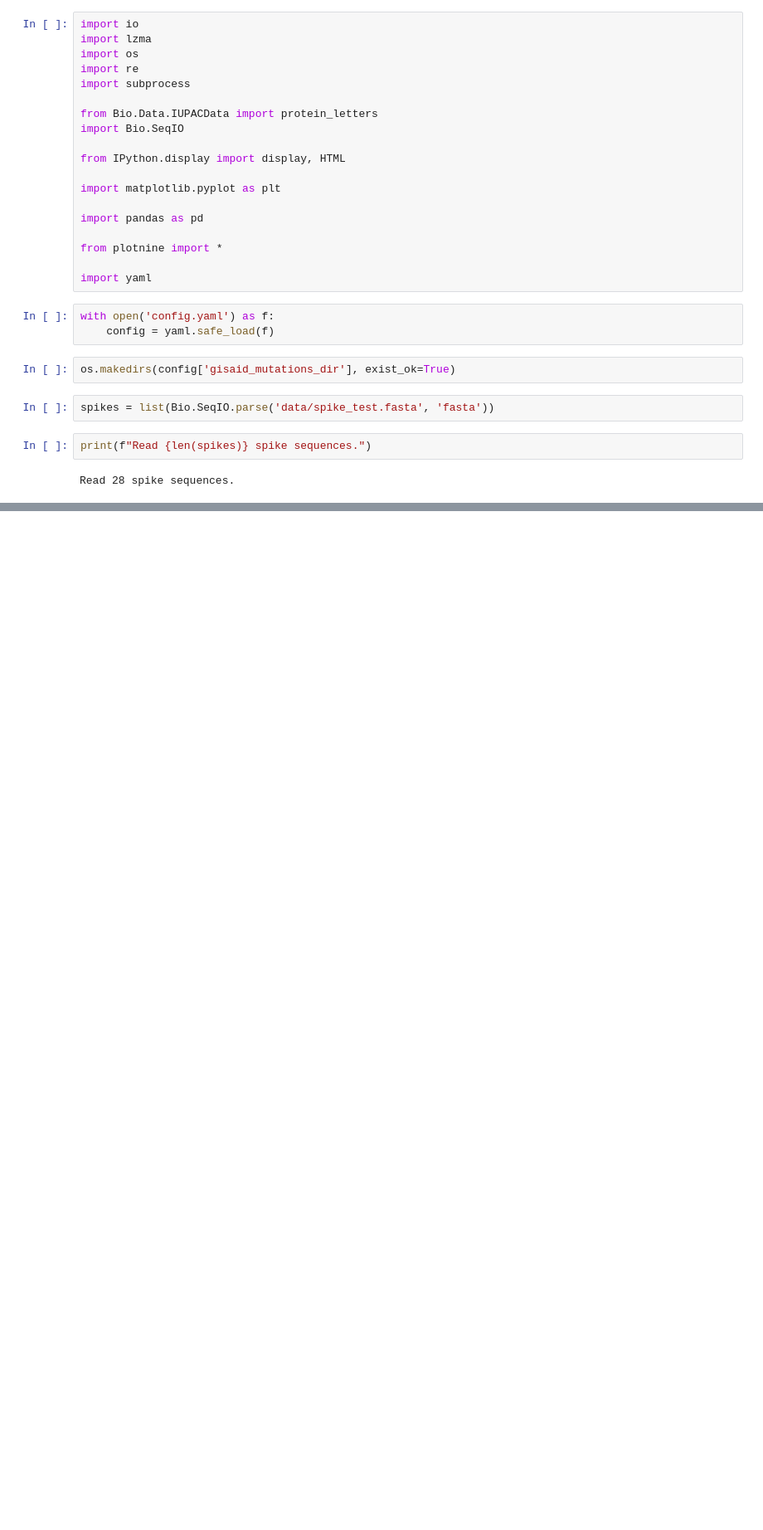
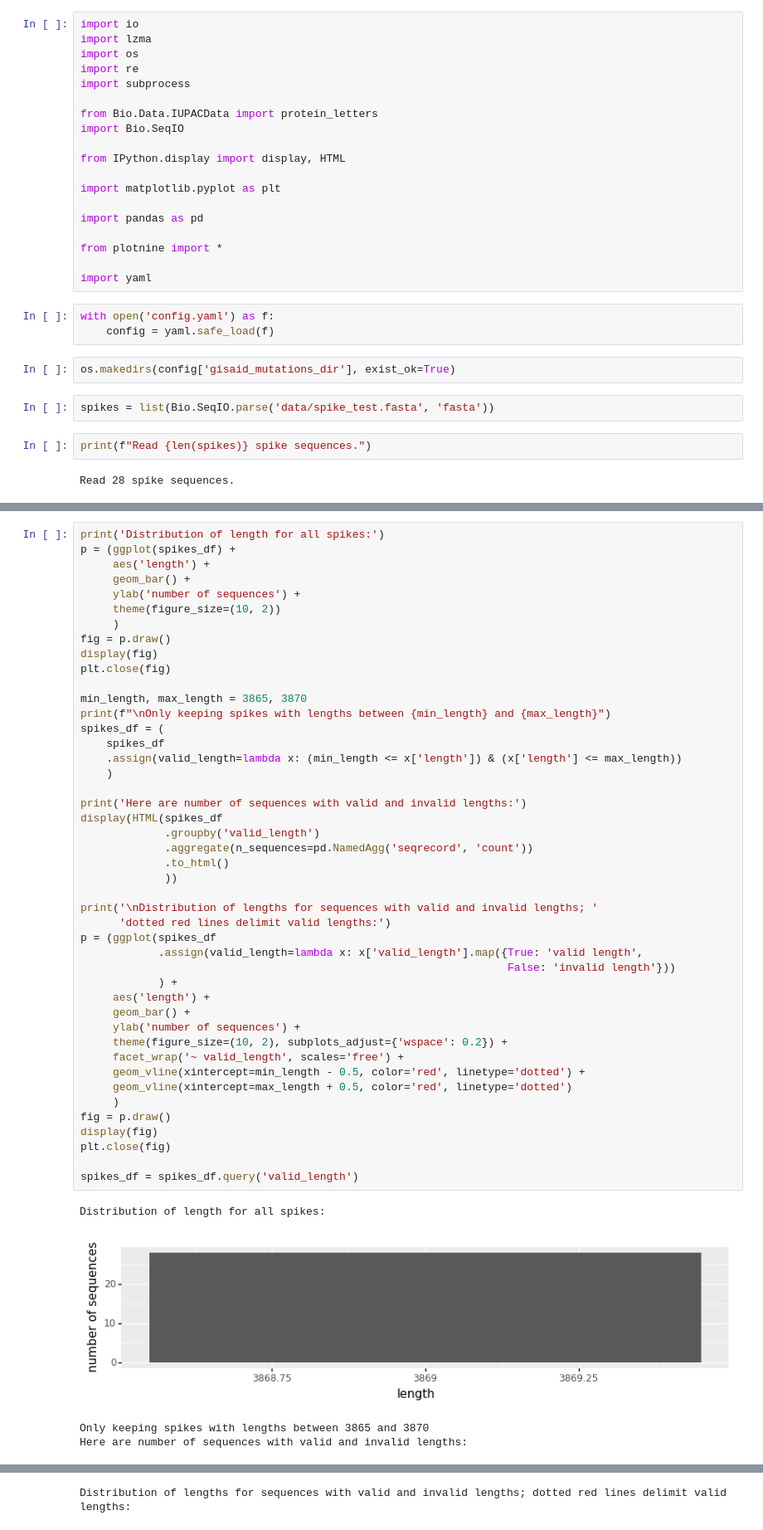
Before and after one commit to springland/SARS-CoV-2-RBD_MAP_HAARVI_sera, a Jupyter notebook: springland-test.ipynb, the cells around one changed output, grey strips where cells are left out. Shown at 83% size. Cells and saved outputs as stored; diff of their text form; blank space fills up the shorter version.

Commit message:
update valid range

```diff
--- a/springland-test.ipynb
+++ b/springland-test.ipynb
@@ -80,0 +67,50 @@ spikes_df = spikes_df.query('host == "Human"')
+# %%
+print('Distribution of length for all spikes:')
+p = (ggplot(spikes_df) +
+     aes('length') +
+     geom_bar() +
+     ylab('number of sequences') +
+     theme(figure_size=(10, 2))
+     )
+fig = p.draw()
+display(fig)
+plt.close(fig)
+
+min_length, max_length = 3865, 3870
+print(f"\nOnly keeping spikes with lengths between {min_length} and {max_length}")
+spikes_df = (
+    spikes_df
+    .assign(valid_length=lambda x: (min_length <= x['length']) & (x['length'] <= max_length))
+    )
+
+print('Here are number of sequences with valid and invalid lengths:')
+display(HTML(spikes_df
+             .groupby('valid_length')
+             .aggregate(n_sequences=pd.NamedAgg('seqrecord', 'count'))
+             .to_html()
+             ))
+
+print('\nDistribution of lengths for sequences with valid and invalid lengths; '
+      'dotted red lines delimit valid lengths:')
+p = (ggplot(spikes_df
+            .assign(valid_length=lambda x: x['valid_length'].map({True: 'valid length',
+                                                                  False: 'invalid length'}))
+            ) +
+     aes('length') +
+     geom_bar() +
+     ylab('number of sequences') +
+     theme(figure_size=(10, 2), subplots_adjust={'wspace': 0.2}) +
+     facet_wrap('~ valid_length', scales='free') +
+     geom_vline(xintercept=min_length - 0.5, color='red', linetype='dotted') +
+     geom_vline(xintercept=max_length + 0.5, color='red', linetype='dotted')
+     )
+fig = p.draw()
+display(fig)
+plt.close(fig)
+
+spikes_df = spikes_df.query('valid_length')
+# %% [output]
+Distribution of length for all spikes:
+[figure, added]
+Only keeping spikes with lengths between 3865 and 3870
+Here are number of sequences with valid and invalid lengths:
@@ -80,0 +120 @@ spikes_df = spikes_df.query('host == "Human"')
+Distribution of lengths for sequences with valid and invalid lengths; dotted red lines delimit valid lengths:
```
Also changed, not shown: parts of 9 cells of this notebook.
